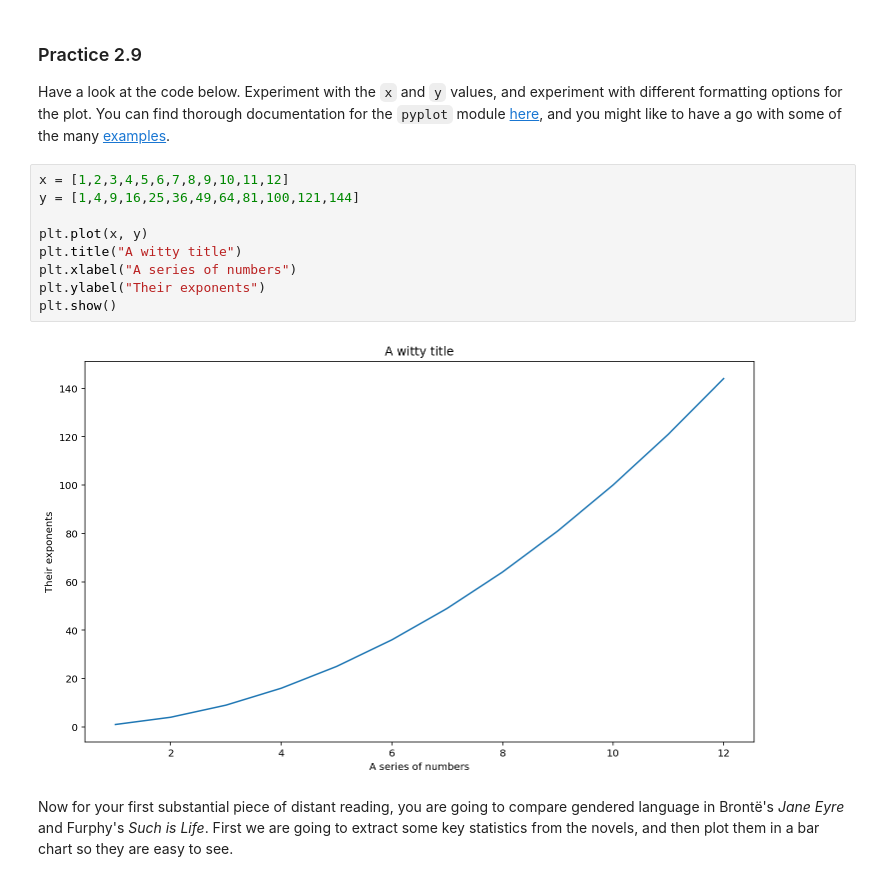
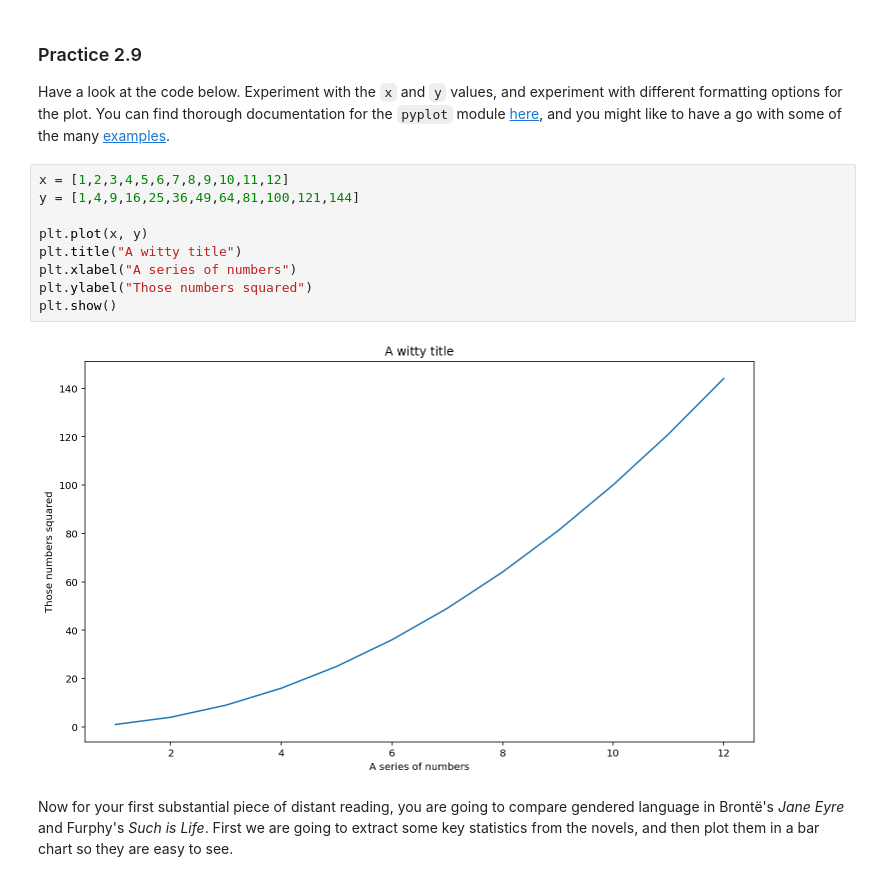
Before and after one commit to michaelgfalk/hacking-the-humanities, a Jupyter notebook: week-2/week-2-analysing-text.ipynb, the cells around one changed output. Saved outputs shown, nothing was run; the diff lists cells and outputs as text.

```diff
--- a/week-2/week-2-analysing-text.ipynb
+++ b/week-2/week-2-analysing-text.ipynb
@@ -389,14 +402,14 @@ Have a look at the code below. Experiment with the `x` and `y` values, and exper
 # %%
 x = [1,2,3,4,5,6,7,8,9,10,11,12]
 y = [1,4,9,16,25,36,49,64,81,100,121,144]
 
 plt.plot(x, y)
 plt.title("A witty title")
 plt.xlabel("A series of numbers")
-plt.ylabel("Their exponents")
+plt.ylabel("Those numbers squared")
 plt.show()
 # %% [output]
-[figure, old version]
+[figure, new version]
 # %% [markdown]
 Now for your first substantial piece of distant reading, you are going to compare gendered language in Brontë's *Jane Eyre* and Furphy's *Such is Life*. First we are going to extract some key statistics from the novels, and then plot them in a bar chart so they are easy to see.
 # %% [markdown]
```
Also changed, not shown: parts of 19 cells of this notebook, 12 other files.
